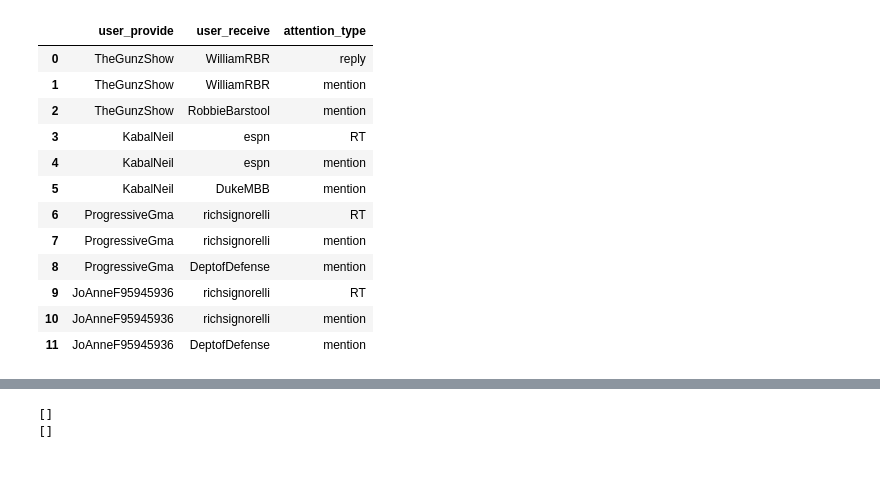
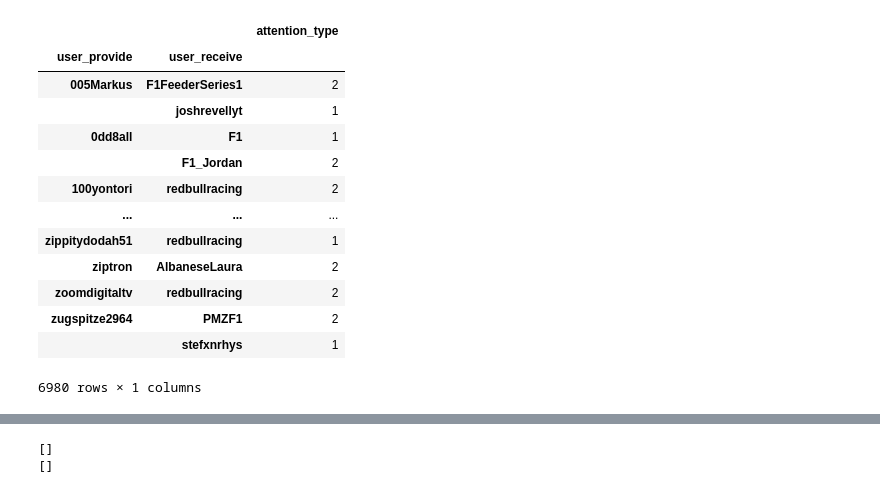
Before and after one commit to rohitashwachaks/Social-Media-Influencer-analysis, a Jupyter notebook: Twitter-Influencers/DataTransformation_and_networkx.ipynb, the cells around one changed output, grey strips where cells are left out. Drawn from its saved outputs; the diff is of its cells as text; code cells hidden in the pictures.

```diff
--- a/Twitter-Influencers/DataTransformation_and_networkx.ipynb
+++ b/Twitter-Influencers/DataTransformation_and_networkx.ipynb
@@ -69,18 +99,20 @@ for i in range(len(data)):
 # %%
 network_data = pd.DataFrame({'user_provide':user_provide,'user_receive':user_receive,'attention_type':attention_type})
+n = pd.DataFrame(network_data[['user_provide','user_receive','attention_type']].groupby(['user_provide','user_receive'])['attention_type'].agg('count'))
+n.to_csv('./F1_DataBase/f1_network_links.csv')
+n
+# %% [output]
+|  |  | attention_type |
+| user_provide | user_receive |  |
+| 005Markus | F1FeederSeries1 | 2 |
+|  | joshrevellyt | 1 |
+| 0dd8all | F1 | 1 |
+|  | F1_Jordan | 2 |
+| 100yontori | redbullracing | 2 |
+| ... | ... | ... |
+| zippitydodah51 | redbullracing | 1 |
+| ziptron | AlbaneseLaura | 2 |
+| zoomdigitaltv | redbullracing | 2 |
+| zugspitze2964 | PMZF1 | 2 |
+|  | stefxnrhys | 1 |
+6980 rows × 1 columns
-# %%
-network_data
-# %% [output]
-|  | user_provide | user_receive | attention_type |
-| 0 | TheGunzShow | WilliamRBR | reply |
-| 1 | TheGunzShow | WilliamRBR | mention |
-| 2 | TheGunzShow | RobbieBarstool | mention |
-| 3 | KabalNeil | espn | RT |
-| 4 | KabalNeil | espn | mention |
-| 5 | KabalNeil | DukeMBB | mention |
-| 6 | ProgressiveGma | richsignorelli | RT |
-| 7 | ProgressiveGma | richsignorelli | mention |
-| 8 | ProgressiveGma | DeptofDefense | mention |
-| 9 | JoAnneF95945936 | richsignorelli | RT |
-| 10 | JoAnneF95945936 | richsignorelli | mention |
-| 11 | JoAnneF95945936 | DeptofDefense | mention |
```
Also changed, not shown: parts of 24 cells of this notebook, 5 other files.
